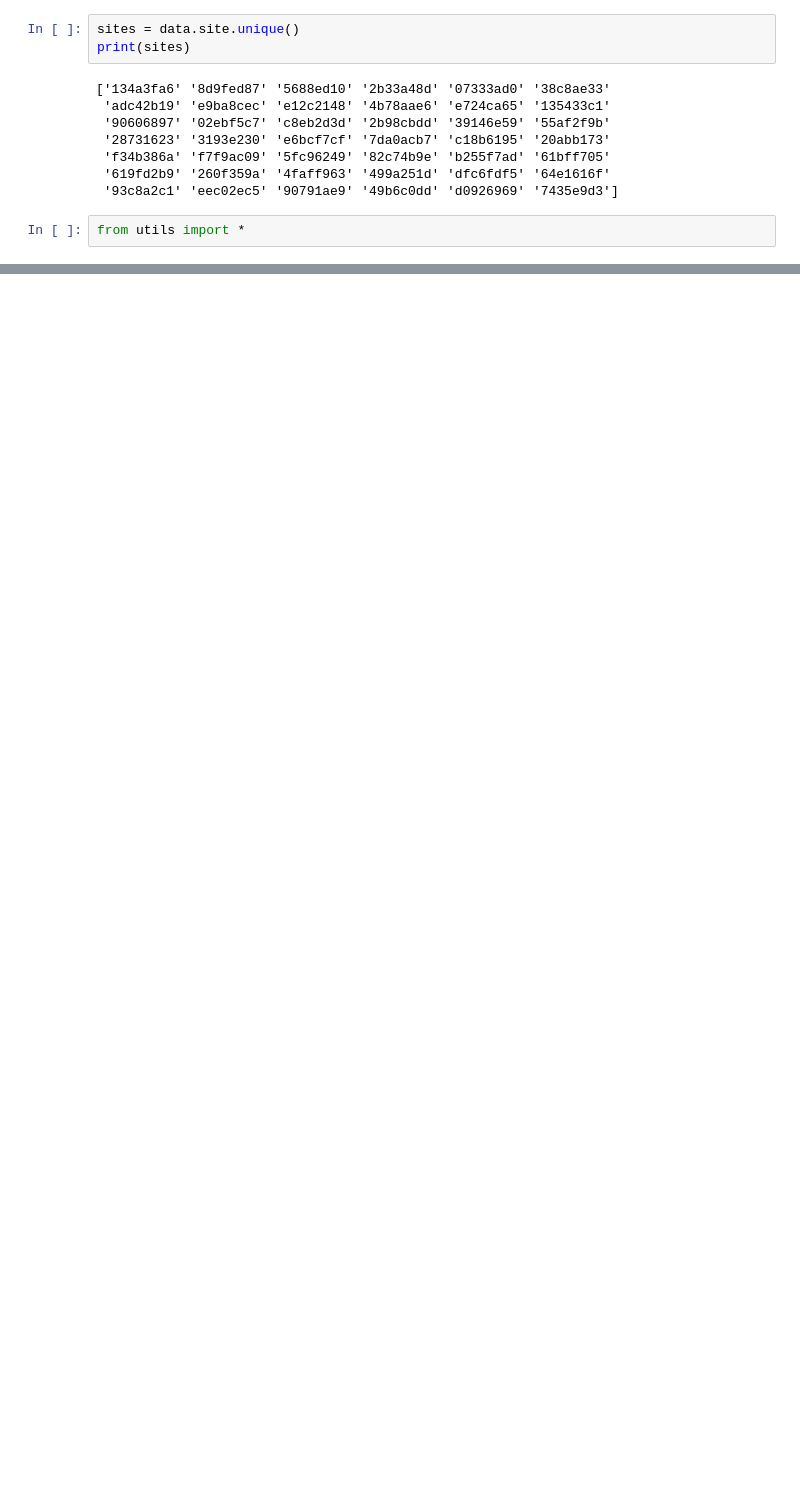
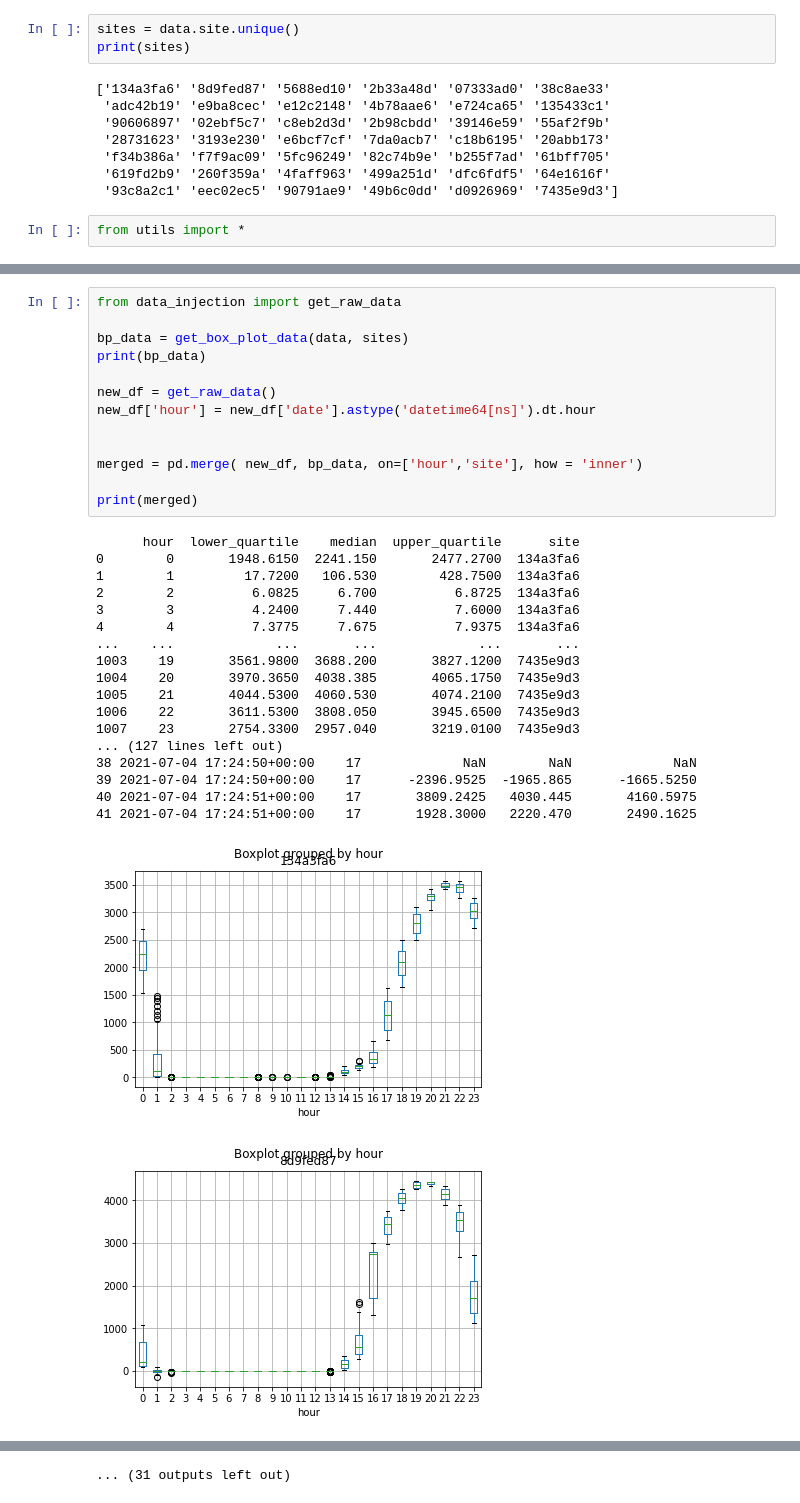
Before and after one commit to dtungbmw/coding_practice, a Jupyter notebook: python/tesla/history_data_view.ipynb, the cells around one changed output, grey strips where cells are left out. Saved outputs shown, nothing was run; the diff lists cells and outputs as text; blank space fills up the shorter version.

```diff
--- a/python/tesla/history_data_view.ipynb
+++ b/python/tesla/history_data_view.ipynb
@@ -121,0 +120,33 @@ for s in sites:
+# %%
+from data_injection import get_raw_data
+
+bp_data = get_box_plot_data(data, sites)
+print(bp_data)
+
+new_df = get_raw_data()
+new_df['hour'] = new_df['date'].astype('datetime64[ns]').dt.hour
+
+
+merged = pd.merge( new_df, bp_data, on=['hour','site'], how = 'inner')
+
+print(merged)
+# %% [output]
+      hour  lower_quartile    median  upper_quartile      site
+0        0       1948.6150  2241.150       2477.2700  134a3fa6
+1        1         17.7200   106.530        428.7500  134a3fa6
+2        2          6.0825     6.700          6.8725  134a3fa6
+3        3          4.2400     7.440          7.6000  134a3fa6
+4        4          7.3775     7.675          7.9375  134a3fa6
+...    ...             ...       ...             ...       ...
+1003    19       3561.9800  3688.200       3827.1200  7435e9d3
+1004    20       3970.3650  4038.385       4065.1750  7435e9d3
+1005    21       4044.5300  4060.530       4074.2100  7435e9d3
+1006    22       3611.5300  3808.050       3945.6500  7435e9d3
+1007    23       2754.3300  2957.040       3219.0100  7435e9d3
+... (127 lines left out)
+38 2021-07-04 17:24:50+00:00    17             NaN        NaN             NaN
+39 2021-07-04 17:24:50+00:00    17      -2396.9525  -1965.865      -1665.5250
+40 2021-07-04 17:24:51+00:00    17       3809.2425   4030.445       4160.5975
+41 2021-07-04 17:24:51+00:00    17       1928.3000   2220.470       2490.1625
+[figure, added]
+[figure, added]
@@ -122 +162,2 @@ for s in sites:
+... (31 outputs left out)
 # %%
```
Also changed, not shown: parts of 8 cells of this notebook, 3 other files.
